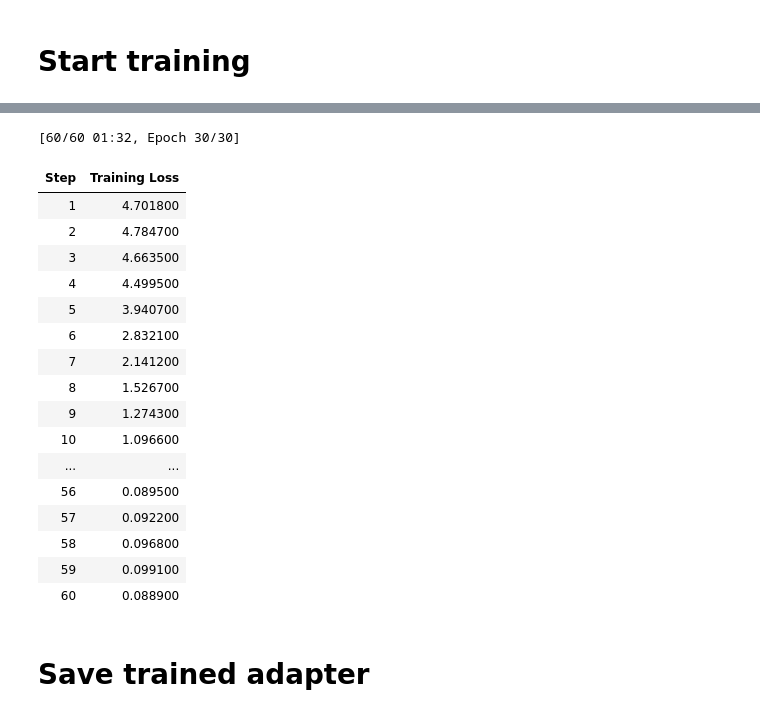
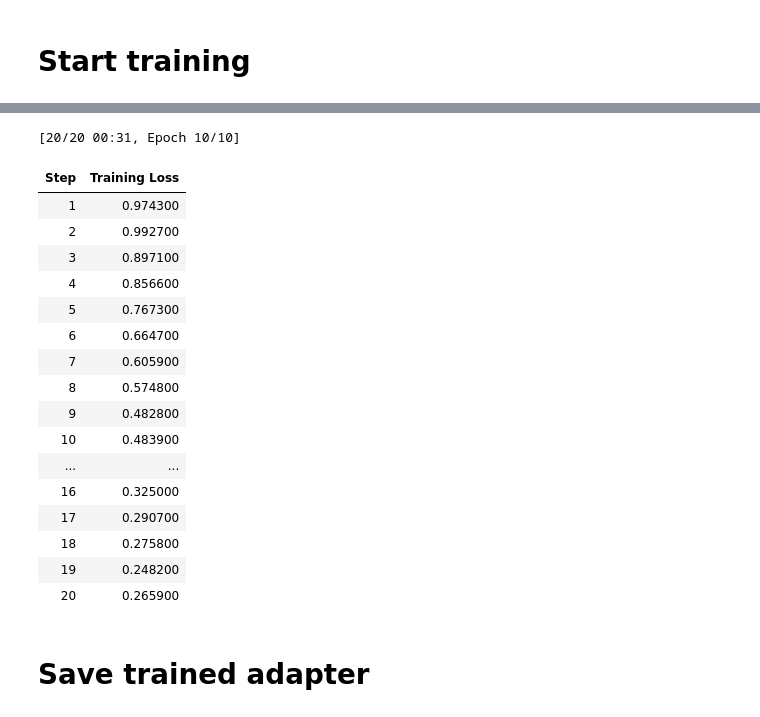
Before and after one commit to selectorseb/s2ai-infra, a Jupyter notebook: fine-tuning/google-collab/Llama-3-8b-Instruct-finetuning.ipynb, the cells around one changed output, grey strips where cells are left out. Saved outputs shown, nothing was run; the diff lists cells and outputs as text; code cells hidden in the pictures.

```diff
--- a/fine-tuning/google-collab/Llama-3-8b-Instruct-finetuning.ipynb
+++ b/fine-tuning/google-collab/Llama-3-8b-Instruct-finetuning.ipynb
@@ -17,6 +17,7 @@ save_local = False
 upload_to_hf = ""
 merge16_and_upload = ""
 merge4_and_upload = ""
+custom_tokenizer = True
 # %%
 %%capture
 !pip install "unsloth[colab-new] @ git+https://github.com/unslothai/unsloth.git"
@@ -60,12 +62,44 @@ Unsloth 2024.5 patched 32 layers with 32 QKV layers, 32 O layers and 32 MLP laye
 # Prepare dataset
 # %%
 from unsloth.chat_templates import get_chat_template
+from datasets import load_dataset
 
-tokenizer = get_chat_template(
-    tokenizer,
-    chat_template = "llama-3", # Supports zephyr, chatml, mistral, llama, alpaca, vicuna, vicuna_old, unsloth
-    mapping = {"role" : "from", "content" : "value", "user" : "human", "assistant" : "gpt"}, # ShareGPT style
-)
+unsloth_template = \
+      "{% set loop_messages = messages %}"\
+      "{% for message in loop_messages %}"\
+          "{% if message['role'] == 'function_response' %}"\
+              "{% set content = '<|start_header_id|>' + message['role'] + '<|end_header_id|>\\n\\n' + message['content'] | trim + '\\n\\nNow, make use of the above information - if relevant - to assist with the user\\'s request.' + '<|eot_id|>' %}"\
+          "{% elif message['role'] == 'user' %}"\
+              "{% set content = '<|start_header_id|>user<|end_header_id|>\\n\\n' + message['content'] | trim + '<|eot_id|>' %}"\
+          "{% elif message['role'] == 'assistant' %}"\
+              "{% set content = '<|start_header_id|>assistant<|end_header_id|>\\n\\n' + message['content'] | trim + '<|eot_id|>' %}"\
+          "{% else %}"\
+              "{% set content = '<|start_header_id|>' + message['role'] + '<|end_header_id|>\\n\\n' + message['content'] | trim + '<|eot_id|>' %}"\
+          "{% endif %}"\
+          "{% if loop.index0 == 0 %}"\
+              "{% set content = bos_token + content %}"\
+          "{% endif %}"\
+          "{{ content }}"\
+      "{% endfor %}"\
+      "{% if add_generation_prompt %}"\
+          "{{ '<|start_header_id|>assistant<|end_header_id|>\\n\\n' }}"\
+      "{% endif %}"
+unsloth_eos_token = "<|eot_id|>"
+
+
+if not custom_tokenizer:
+    tokenizer = get_chat_template(
+        tokenizer,
+        chat_template = "llama-3", # Supports zephyr, chatml, mistral, llama, alpaca, vicuna, vicuna_old, unsloth
+        mapping = {"role" : "from", "content" : "value", "user" : "human", "assistant" : "gpt"}, # ShareGPT style
+    )
+else:
+    tokenizer = get_chat_template(
+        tokenizer,
+        chat_template = (unsloth_template, unsloth_eos_token,), # You must provide a template and EOS token
+        mapping = {"role" : "from", "content" : "value", "user" : "human", "assistant" : "gpt"}, # ShareGPT style
+        #map_eos_token = True, # Maps <|im_end|> to </s> instead
+    )
 
 def formatting_prompts_func(examples):
     convos = examples["conversations"]
@@ -99,7 +140,7 @@ trainer = SFTTrainer(
         per_device_train_batch_size = 2,
         gradient_accumulation_steps = 4,
         warmup_steps = 5,
-        max_steps = 60,
+        max_steps = 20,
         learning_rate = 2e-4,
         fp16 = not is_bfloat16_supported(),
         bf16 = is_bfloat16_supported(),
@@ -123,22 +164,22 @@ O^O/ \_/ \    Batch size per device = 2 | Gradient Accumulation steps = 4
  "-____-"     Number of trainable parameters = 41,943,040
-[60/60 01:32, Epoch 30/30]
+[20/20 00:31, Epoch 10/10]
 | Step | Training Loss |
-| 1 | 4.701800 |
-| 2 | 4.784700 |
-| 3 | 4.663500 |
-| 4 | 4.499500 |
-| 5 | 3.940700 |
-| 6 | 2.832100 |
-| 7 | 2.141200 |
-| 8 | 1.526700 |
-| 9 | 1.274300 |
-| 10 | 1.096600 |
+| 1 | 0.974300 |
+| 2 | 0.992700 |
+| 3 | 0.897100 |
+| 4 | 0.856600 |
+| 5 | 0.767300 |
+| 6 | 0.664700 |
+| 7 | 0.605900 |
+| 8 | 0.574800 |
+| 9 | 0.482800 |
+| 10 | 0.483900 |
 | ... | ... |
-| 56 | 0.089500 |
-| 57 | 0.092200 |
-| 58 | 0.096800 |
-| 59 | 0.099100 |
-| 60 | 0.088900 |
+| 16 | 0.325000 |
+| 17 | 0.290700 |
+| 18 | 0.275800 |
+| 19 | 0.248200 |
+| 20 | 0.265900 |
 # %% [markdown]
 # Save trained adapter
 # %%
```
Also changed, not shown: parts of 5 cells of this notebook.
